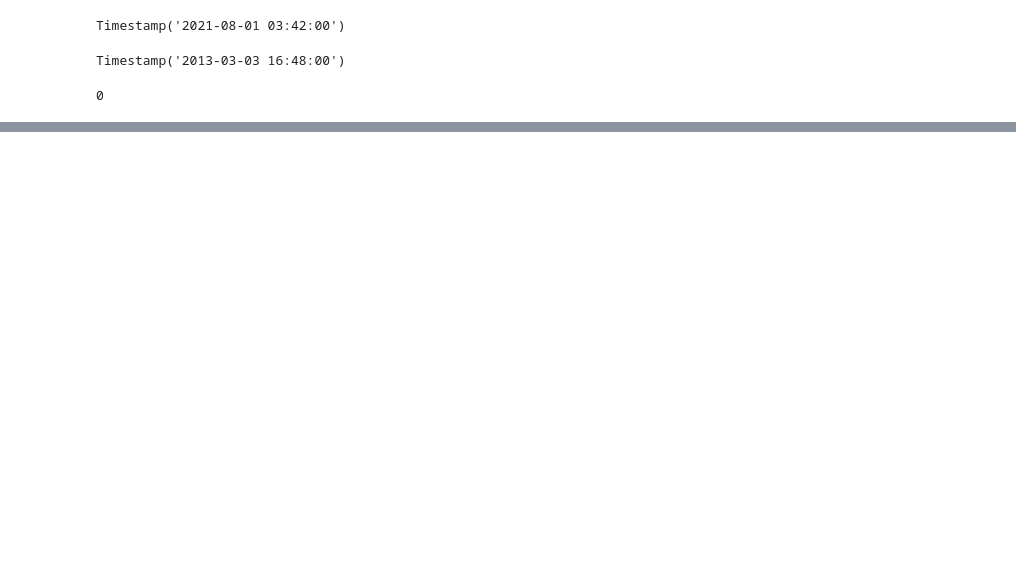
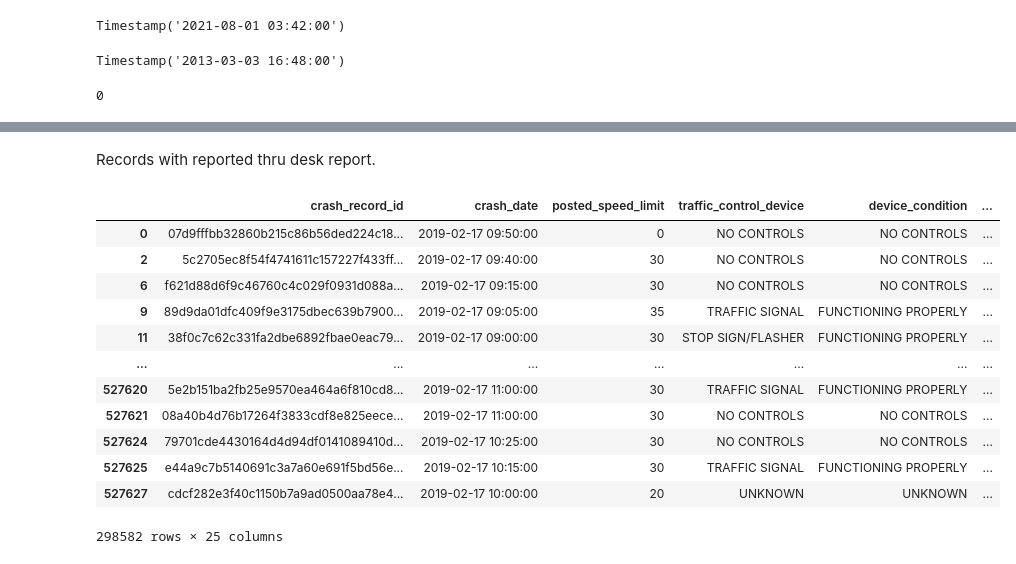
Before and after one commit to jkh-code/predicting-traffic-accident-injuries, a Jupyter notebook: notebooks/eda.ipynb, the cells around one changed output, grey strips where cells are left out. Cells and saved outputs as stored; diff of their text form; code cells hidden in the pictures; blank space fills up the shorter version.

```diff
--- a/notebooks/eda.ipynb
+++ b/notebooks/eda.ipynb
@@ -244,0 +275,18 @@ Name: cell_phone_use, dtype: int64
+# %% [markdown]
+Records with reported thru desk report.
+# %%
+df_crashes.loc[df_crashes["report_type"]=="NOT ON SCENE (DESK REPORT)", :]
+# %% [output]
+|  | crash_record_id | crash_date | posted_speed_limit | traffic_control_device | device_condition | ... |
+| 0 | 07d9fffbb32860b215c86b56ded224c18... | 2019-02-17 09:50:00 | 0 | NO CONTROLS | NO CONTROLS | ... |
+| 2 | 5c2705ec8f54f4741611c157227f433ff... | 2019-02-17 09:40:00 | 30 | NO CONTROLS | NO CONTROLS | ... |
+| 6 | f621d88d6f9c46760c4c029f0931d088a... | 2019-02-17 09:15:00 | 30 | NO CONTROLS | NO CONTROLS | ... |
+| 9 | 89d9da01dfc409f9e3175dbec639b7900... | 2019-02-17 09:05:00 | 35 | TRAFFIC SIGNAL | FUNCTIONING PROPERLY | ... |
+| 11 | 38f0c7c62c331fa2dbe6892fbae0eac79... | 2019-02-17 09:00:00 | 30 | STOP SIGN/FLASHER | FUNCTIONING PROPERLY | ... |
+| ... | ... | ... | ... | ... | ... | ... |
+| 527620 | 5e2b151ba2fb25e9570ea464a6f810cd8... | 2019-02-17 11:00:00 | 30 | TRAFFIC SIGNAL | FUNCTIONING PROPERLY | ... |
+| 527621 | 08a40b4d76b17264f3833cdf8e825eece... | 2019-02-17 11:00:00 | 30 | NO CONTROLS | NO CONTROLS | ... |
+| 527624 | 79701cde4430164d4d94df0141089410d... | 2019-02-17 10:25:00 | 30 | NO CONTROLS | NO CONTROLS | ... |
+| 527625 | e44a9c7b5140691c3a7a60e691f5bd56e... | 2019-02-17 10:15:00 | 30 | TRAFFIC SIGNAL | FUNCTIONING PROPERLY | ... |
+| 527627 | cdcf282e3f40c1150b7a9ad0500aa78e4... | 2019-02-17 10:00:00 | 20 | UNKNOWN | UNKNOWN | ... |
+298582 rows × 25 columns
```
Also changed, not shown: parts of 17 cells of this notebook.
